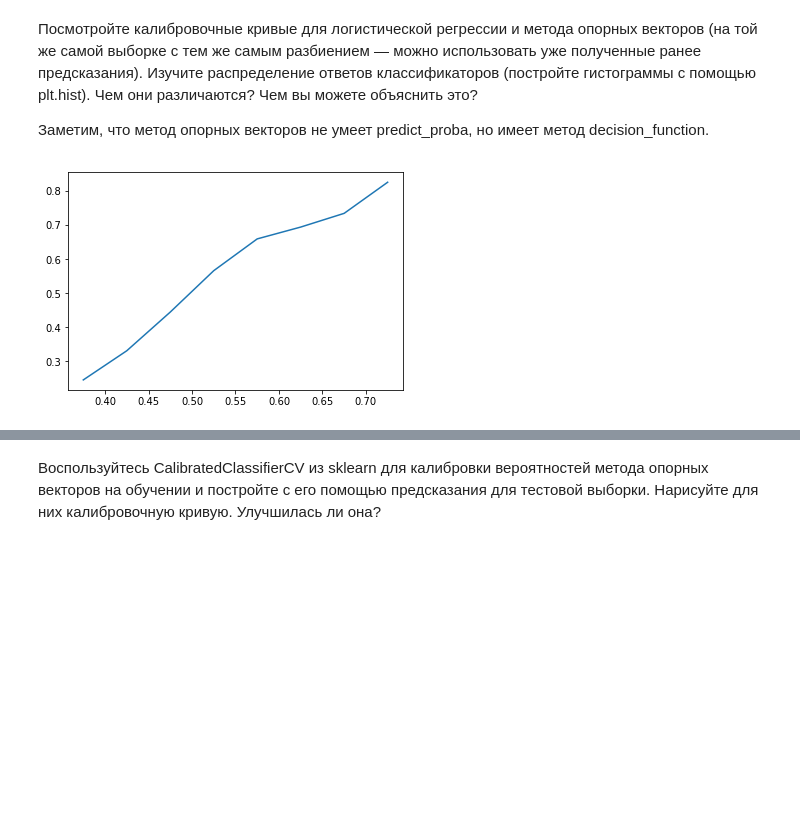
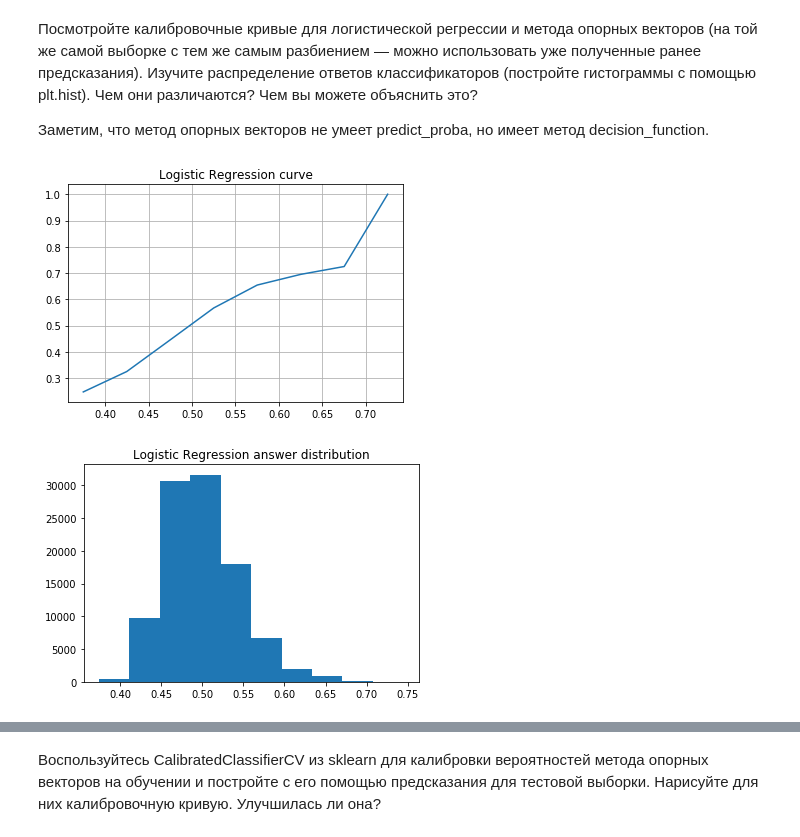
Before and after one commit to Fexion/ML_HW_2, a Jupyter notebook: raw.ipynb, the cells around one changed output, grey strips where cells are left out. Cells and saved outputs as stored; diff of their text form; code cells hidden in the pictures; blank space fills up the shorter version.

```diff
--- a/raw.ipynb
+++ b/raw.ipynb
@@ -679,14 +679,38 @@ def plot_calibration_curve(y_test, preds):
         l = 1.0 / n_bins * i
         r = 1.0 / n_bins * (i + 1)
         bin_middle_points.append((l + r) / 2)
-        bin_real_ratios.append(
-            np.sum(y_test[(preds >= l) & (preds < r)] == 1)/y_test[(preds >= l) & (preds < r)].shape[0])
+        bin_real_ratios.append(np.mean(y_test[(preds >= l) & (preds < r)] == 1))
     plt.plot(bin_middle_points, bin_real_ratios)
 # %% [markdown]
 Посмотройте калибровочные кривые для логистической регрессии и метода опорных векторов (на той же самой выборке с тем же самым разбиением — можно использовать уже полученные ранее предсказания). Изучите распределение ответов классификаторов (постройте гистограммы с помощью plt.hist). Чем они различаются? Чем вы можете объяснить это?
 
 Заметим, что метод опорных векторов не умеет predict_proba, но имеет метод decision_function.
-# %%
-plot_calibration_curve(y_test, y_pred)
-# %% [output]
-[figure, removed]
+# %%
+X_train, X_test, y_train, y_test = train_test_split(data, target, test_size=0.5)
+scaler = StandardScaler()
+scaler.fit(X_train)
+X_train = scaler.transform(X_train)
+X_test  = scaler.transform(X_test)
+lr = LogReg(gd_type="full", alpha = 1e-2)
+
+lr.fit(X_train, y_train*2-1)
+y_pred_logreg = lr.predict_proba(X_test)[:,1]
+
+
+lsvc = LinearSVC()
+lsvc.fit(X_train, y_train)
+y_pred_svc = lsvc.decision_function(X_test)
+# %%
+plot_calibration_curve(y_test, y_pred_logreg)
+plt.title("Logistic Regression curve")
+plt.grid(True)
+plt.show()
+
+
+plt.hist(y_pred_logreg)
+plt.title("Logistic Regression answer distribution")
+
+plt.show()
+# %% [output]
+[figure, added]
+[figure, added]
```
Also changed, not shown: parts of 10 cells of this notebook.
